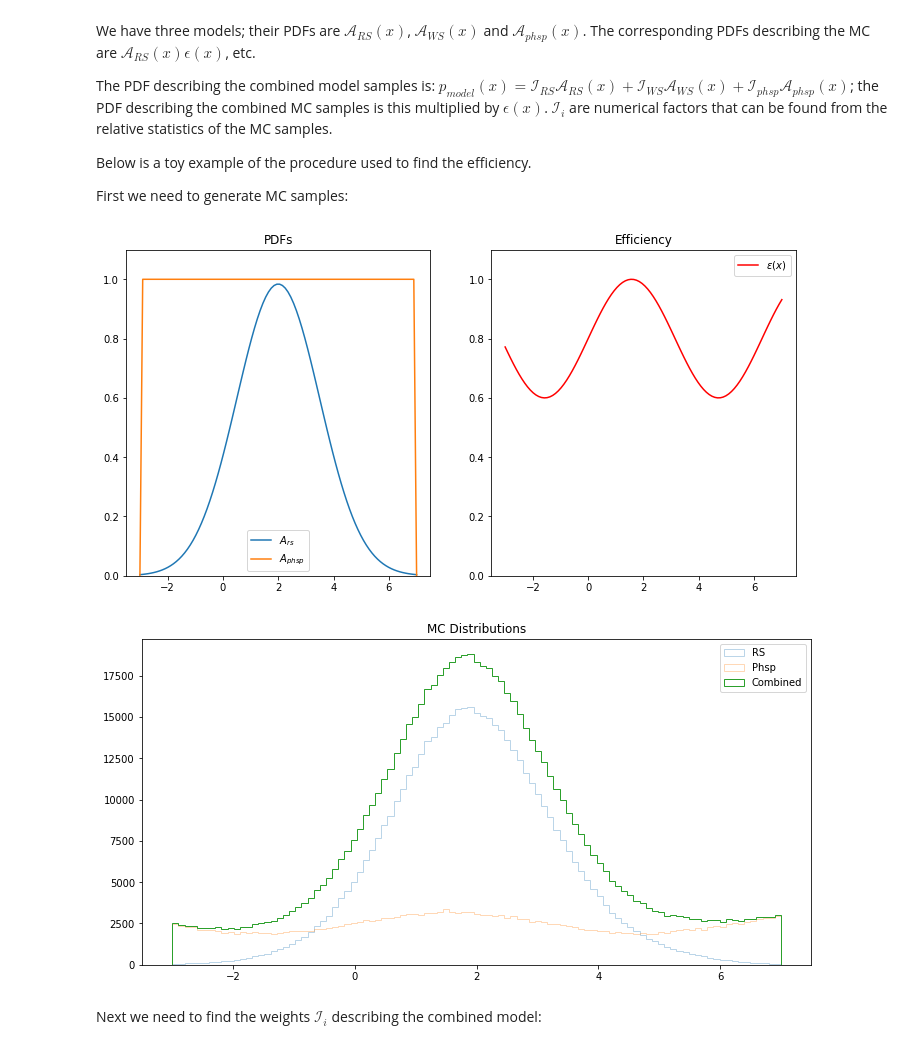
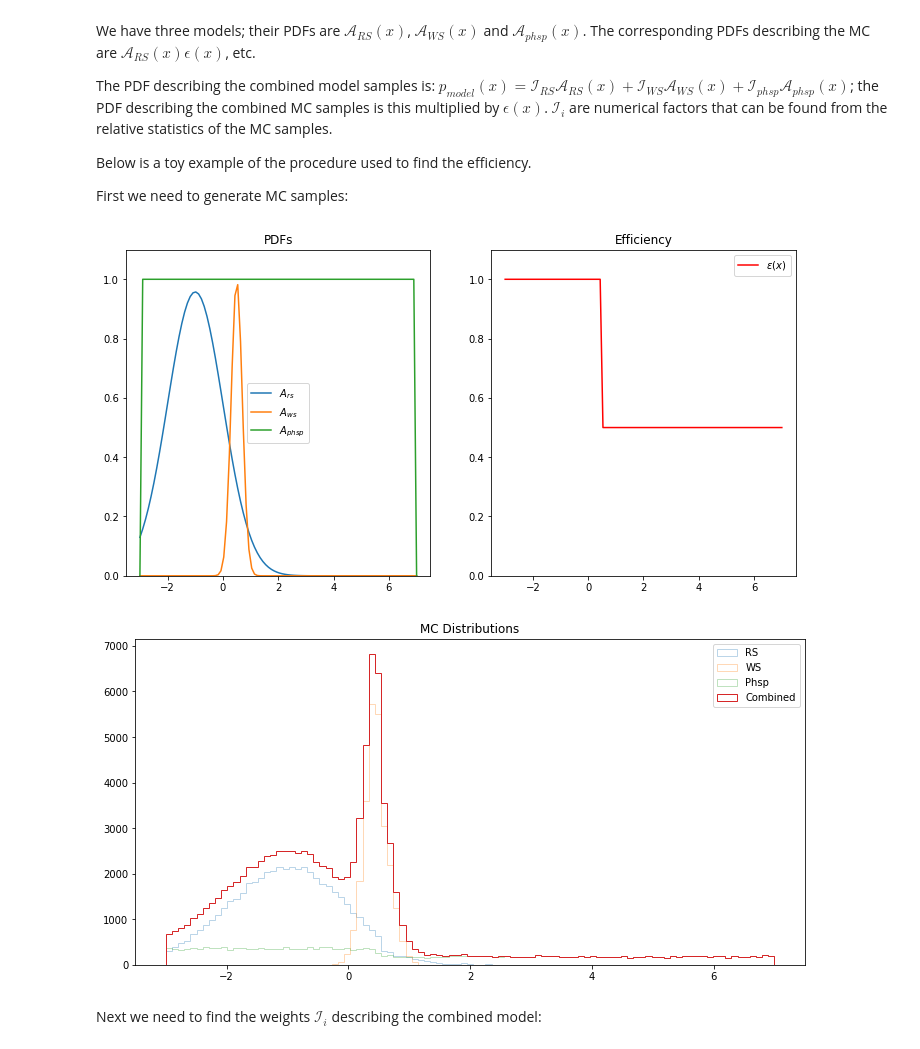
Before and after one commit to richard-lane/addPdfs, a Jupyter notebook: efficiency_toy.ipynb, the cells around one changed output. Cells and saved outputs as stored; diff of their text form; code cells hidden in the pictures.

```diff
--- a/efficiency_toy.ipynb
+++ b/efficiency_toy.ipynb
@@ -60,29 +60,35 @@ First we need to generate MC samples:
 # %%
 # Model "PDFs" - not normalised (on purpose, since in reality amplitude models are rarely normalised)
 def A_rs(x):
-    return 3.7 * norm.pdf(x, loc=2.0, scale=1.5)
+    return 2.4 * norm.pdf(x, loc=-1.0, scale=1)
+
+def A_ws(x):
+    return 0.5 * norm.pdf(x, loc=0.5, scale=0.2)
 
 def A_phsp(x):
     return int(pdf_domain[0] < x < pdf_domain[1])
 
 def e(x):
-    return 0.8 + 0.2 * np.sin(x)
+    if x < 0.5:
+        return 1
+    return 0.5
 
 x = np.linspace(*pdf_domain, 100)
 fig, ax = plt.subplots(1, 2, figsize=(12.0, 6.0))
 ax[0].plot(x, [A_rs(i) for i in x], label=r"$A_{rs}$")
+ax[0].plot(x, [A_ws(i) for i in x], label=r"$A_{ws}$")
 ax[0].plot(x, [A_phsp(i) for i in x], label=r"$A_{phsp}$")
 ax[0].set_ylim((0.0, 1.1))
 ax[0].legend()
 ax[0].set_title("PDFs")
 
 ax[1].plot(x, [e(i) for i in x], label="$\epsilon(x)$", color="r")
 ax[1].legend()
 ax[1].set_ylim((0.0, 1.1))
 ax[1].set_title("Efficiency")
 
 plt.show()
 # %% [output]
-[figure, old version]
+[figure, new version]
 # %%
 # Generate different numbers of points from each distribution
@@ -96,13 +105,14 @@ kw = {"histtype": "step", "bins": bins}
 
 plt.figure(figsize=(12.0, 6.0))
 plt.hist(mc_rs_sample, **kw, alpha=0.3, label="RS")
+plt.hist(mc_ws_sample, **kw, alpha=0.3, label="WS")
 plt.hist(mc_phsp_sample, **kw, alpha=0.3, label="Phsp")
 plt.hist(mc_sample, **kw, label="Combined")
 plt.legend()
 plt.title("MC Distributions")
 plt.show()
 # %% [output]
-[figure, old version]
+[figure, new version]
 # %% [markdown]
 Next we need to find the weights $\mathcal{I}_i$ describing the combined model:
 # %%
```
Also changed, not shown: parts of 8 cells of this notebook.
